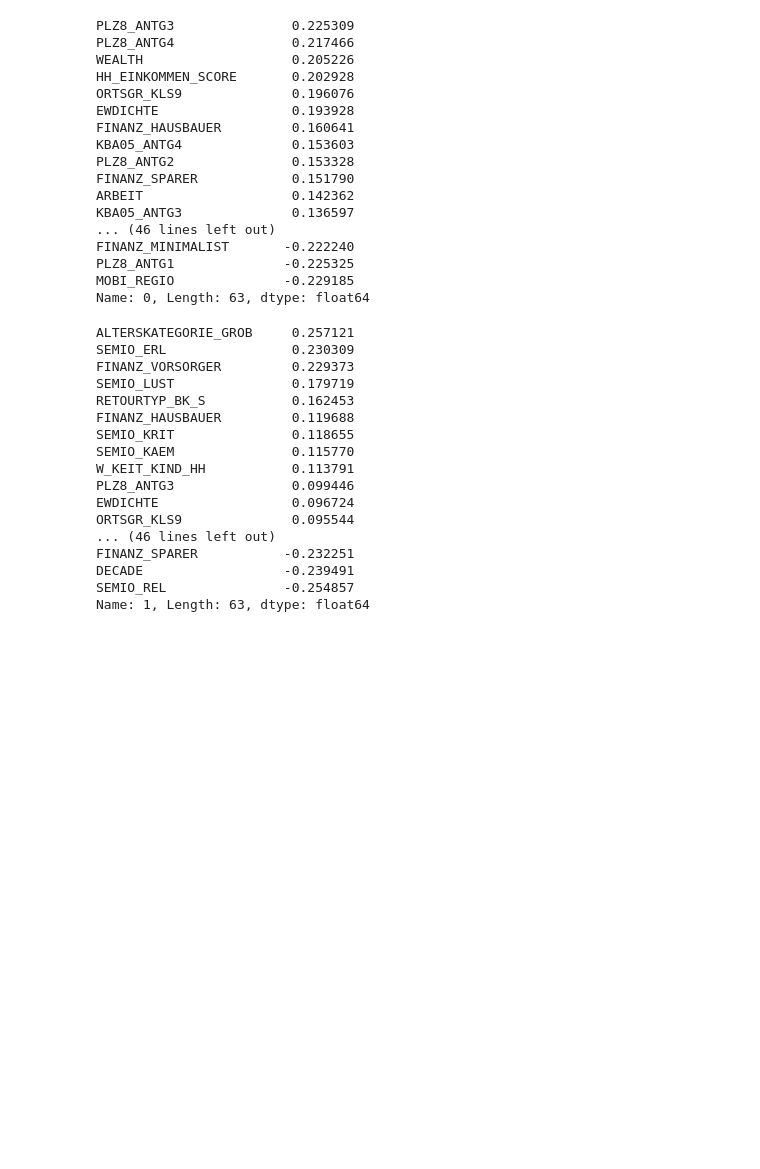
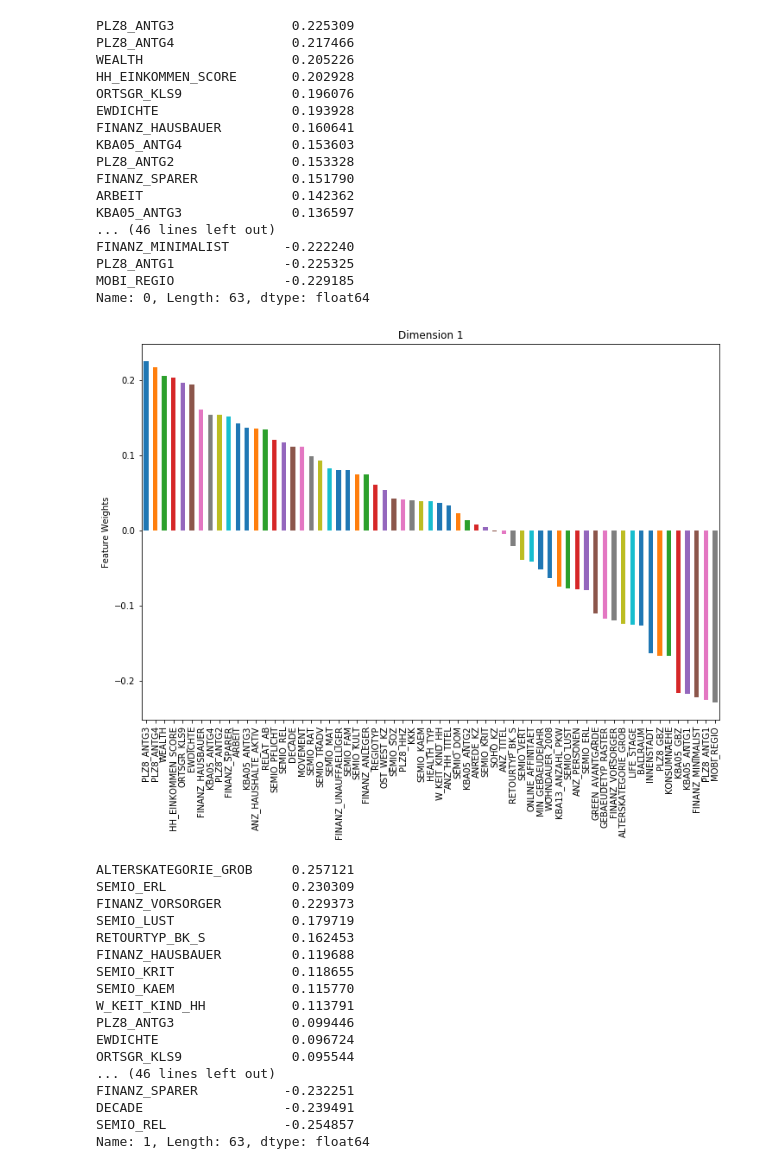
Before and after one commit to SaschaDittmann/mlnd-customer-clustering, a Jupyter notebook: Identify_Customer_Segments.ipynb, the cells around one changed output. Saved outputs shown, nothing was run; the diff lists cells and outputs as text; code cells hidden in the pictures; blank space fills up the shorter version.

```diff
--- a/Identify_Customer_Segments.ipynb
+++ b/Identify_Customer_Segments.ipynb
@@ -615,5 +627,13 @@ def pca_weights(pca, i):
     df = pd.DataFrame(pca.components_, columns=list(azdias_cleaned_scaled.columns))
     weights = df.iloc[i].sort_values(ascending=False)
     return weights
+
+def plot_principal_components(principal_component, dimension):
+    fig, ax = plt.subplots(figsize = (12,8))
+
+    principal_component.plot(ax = ax, kind = 'bar')
+    ax.set_title("Dimension {}".format(dimension))
+    ax.set_ylabel("Feature Weights")
+    ax.set_xticklabels(principal_component.index)
 # %%
 pca_weight_0 = pca_weights(pca_30, 0)
@@ -636,6 +656,10 @@ FINANZ_MINIMALIST       -0.222240
 PLZ8_ANTG1              -0.225325
 MOBI_REGIO              -0.229185
 Name: 0, Length: 63, dtype: float64
+# %%
+plot_principal_components(pca_weight_0, 1)
+# %% [output]
+[figure, added]
 # %%
 # Map weights for the second principal component to corresponding feature names
 # and then print the linked values, sorted by weight.
```
Also changed, not shown: parts of 25 cells of this notebook, 1 other file.
